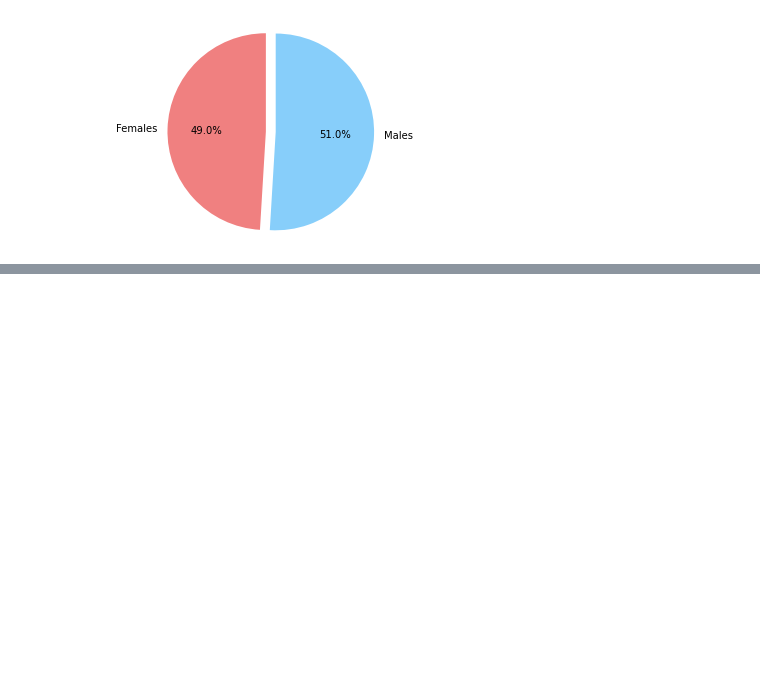
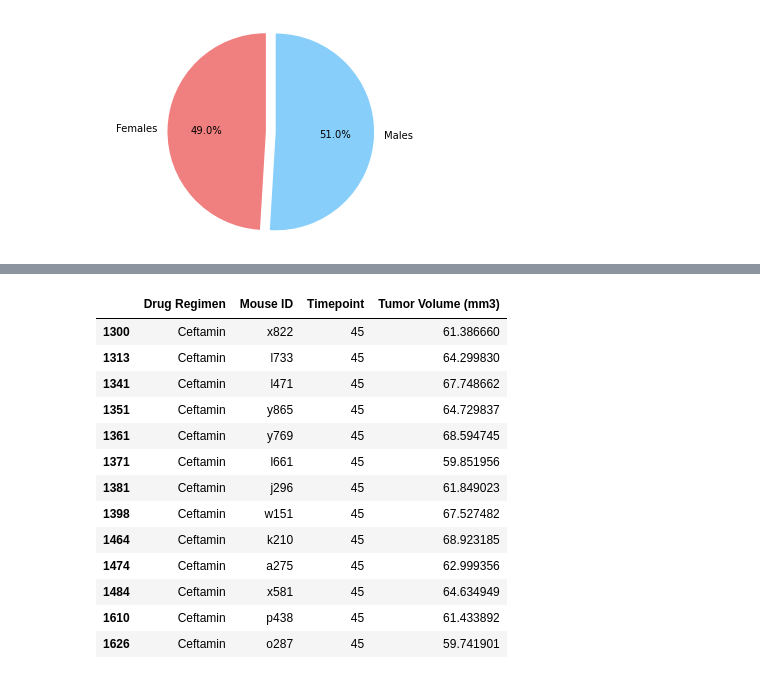
Before and after one commit to sharonpete/matplotlib-challenge, a Jupyter notebook: Pymaceuticals/pymaceuticals.ipynb, the cells around one changed output, grey strips where cells are left out. Saved outputs shown, nothing was run; the diff lists cells and outputs as text; code cells hidden in the pictures; blank space fills up the shorter version.

```diff
--- a/Pymaceuticals/pymaceuticals.ipynb
+++ b/Pymaceuticals/pymaceuticals.ipynb
@@ -212 +264,21 @@ plt.show()
+# %%
+final_tumor_cef = final_tumor_df.loc[final_tumor_df['Drug Regimen'] == 'Ceftamin']
+final_tumor_cef = final_tumor_cef.loc[final_tumor_cef['Timepoint'] == final_tumor_cef['Timepoint'].max()]
+
+final_tumor_cef
+# %% [output]
+|  | Drug Regimen | Mouse ID | Timepoint | Tumor Volume (mm3) |
+| 1300 | Ceftamin | x822 | 45 | 61.386660 |
+| 1313 | Ceftamin | l733 | 45 | 64.299830 |
+| 1341 | Ceftamin | l471 | 45 | 67.748662 |
+| 1351 | Ceftamin | y865 | 45 | 64.729837 |
+| 1361 | Ceftamin | y769 | 45 | 68.594745 |
+| 1371 | Ceftamin | l661 | 45 | 59.851956 |
+| 1381 | Ceftamin | j296 | 45 | 61.849023 |
+| 1398 | Ceftamin | w151 | 45 | 67.527482 |
+| 1464 | Ceftamin | k210 | 45 | 68.923185 |
+| 1474 | Ceftamin | a275 | 45 | 62.999356 |
+| 1484 | Ceftamin | x581 | 45 | 64.634949 |
+| 1610 | Ceftamin | p438 | 45 | 61.433892 |
+| 1626 | Ceftamin | o287 | 45 | 59.741901 |
 # %%
```
Also changed, not shown: parts of 19 cells of this notebook.
